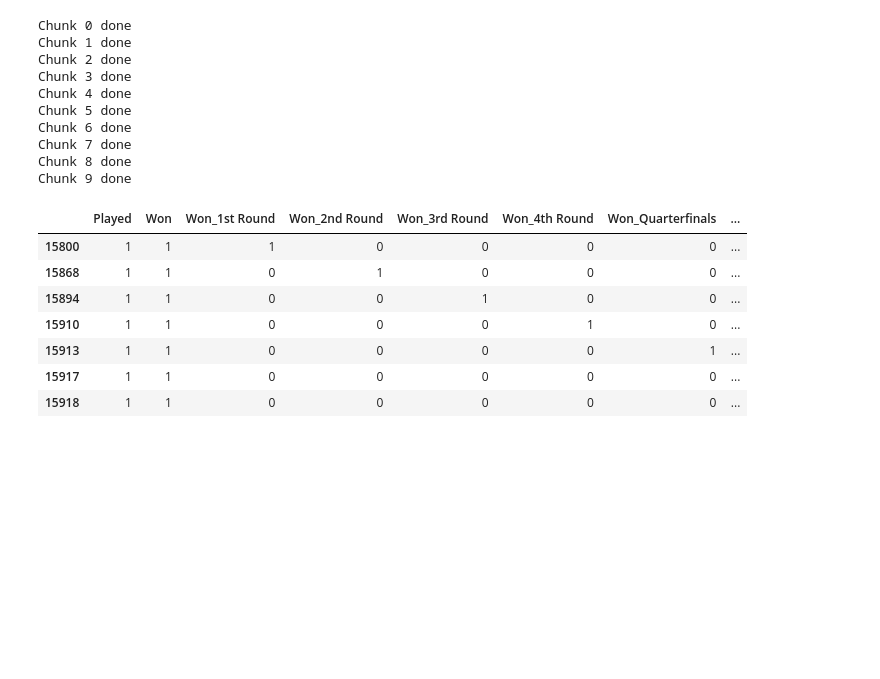
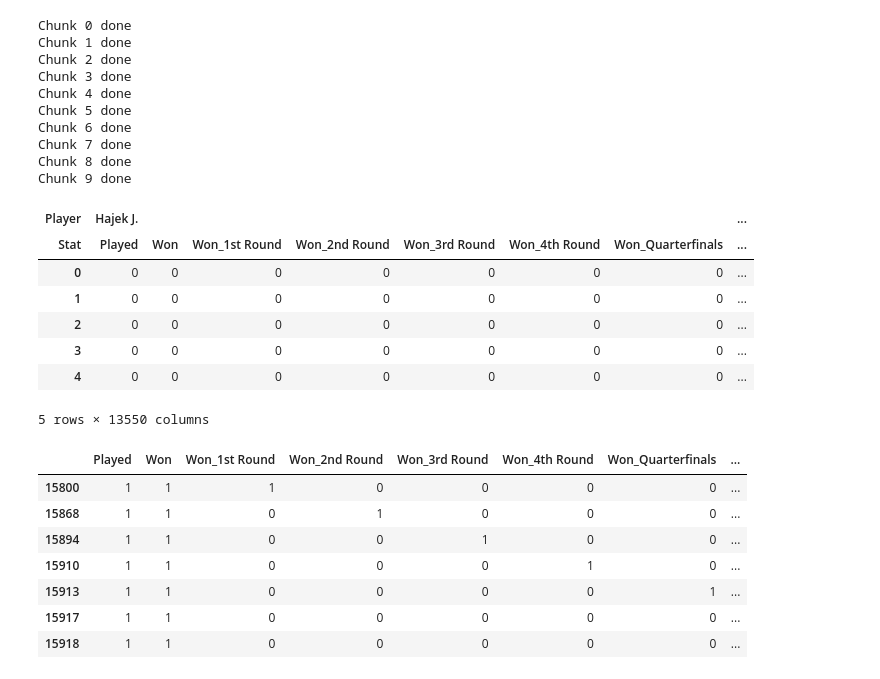
Before and after one commit to Vinh-CHUC/general-assembly-data-science-project, a Jupyter notebook: deliverables/3-ExploratoryDataAnalysis/Exploratory Data Analysis.ipynb, the cells around one changed output. Saved outputs shown, nothing was run; the diff lists cells and outputs as text; code cells hidden in the pictures; blank space fills up the shorter version.

```diff
--- a/Exploratory Data Analysis.ipynb
+++ b/deliverables/3-ExploratoryDataAnalysis/Exploratory Data Analysis.ipynb
@@ -285,6 +289,17 @@ Chunk 6 done
 Chunk 7 done
 Chunk 8 done
 Chunk 9 done
+# %%
+players_stats.head()
+# %% [output]
+| Player | Hajek J. |  |  |  |  |  |  | ... |
+| Stat | Played | Won | Won_1st Round | Won_2nd Round | Won_3rd Round | Won_4th Round | Won_Quarterfinals | ... |
+| 0 | 0 | 0 | 0 | 0 | 0 | 0 | 0 | ... |
+| 1 | 0 | 0 | 0 | 0 | 0 | 0 | 0 | ... |
+| 2 | 0 | 0 | 0 | 0 | 0 | 0 | 0 | ... |
+| 3 | 0 | 0 | 0 | 0 | 0 | 0 | 0 | ... |
+| 4 | 0 | 0 | 0 | 0 | 0 | 0 | 0 | ... |
+5 rows × 13550 columns
 # %%
 nadal_played = players_stats[players_stats["Nadal R.", "Played"] == 1]["Nadal R."]  # Filtering where Nadal actually played, then keeping only its columns
 french_open = eda_df[eda_df.Tournament == "French Open"]
```
Also changed, not shown: parts of 11 cells of this notebook.
